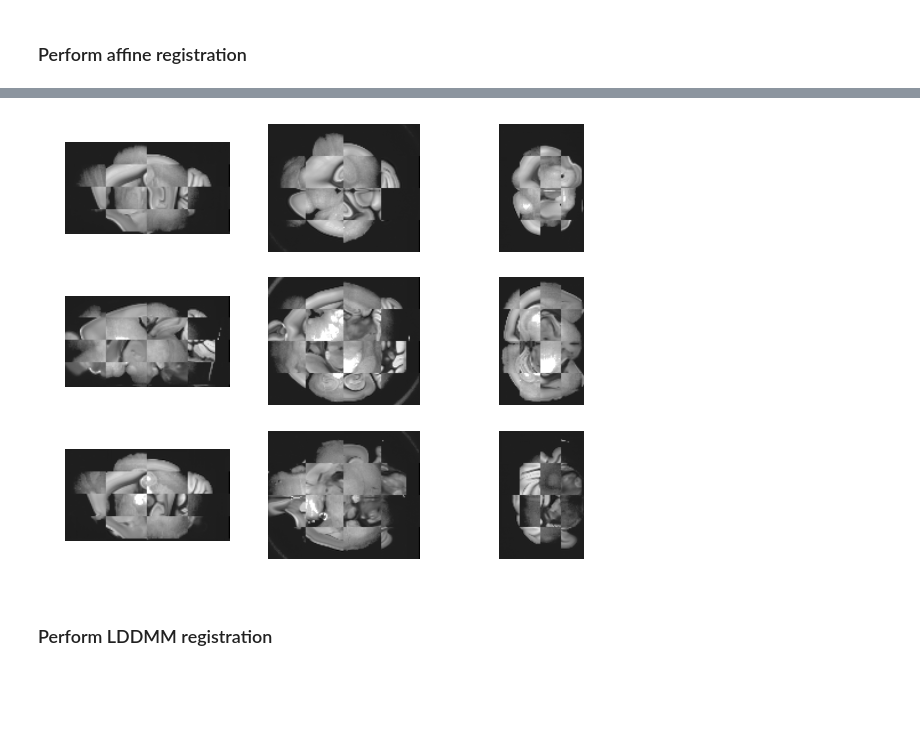
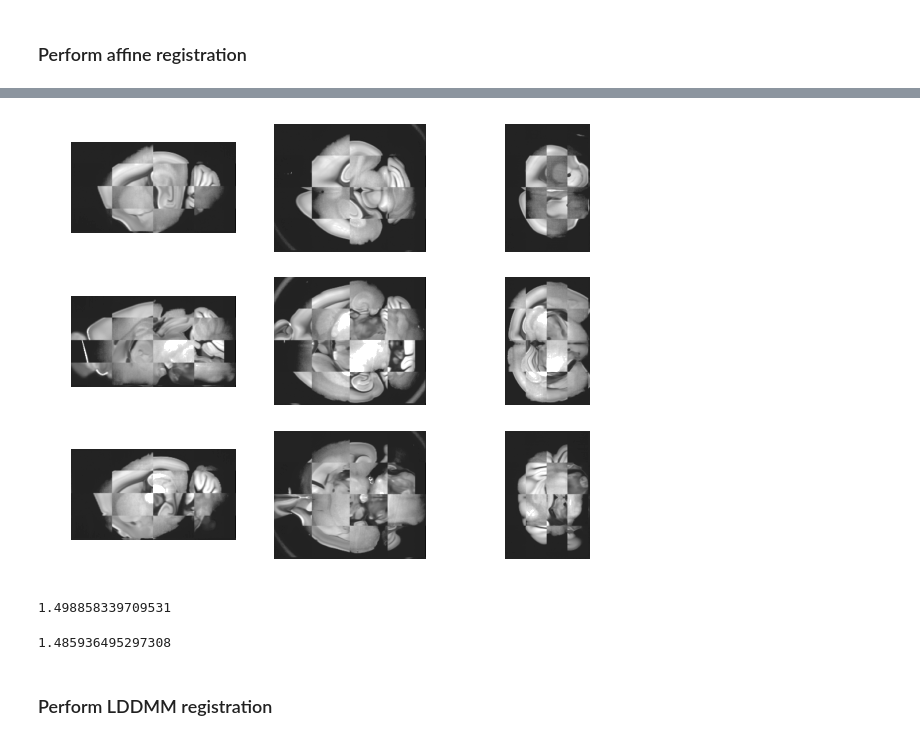
Before and after one commit to neurodata/ndreg, a Jupyter notebook: Registration package test.ipynb, the cells around one changed output, grey strips where cells are left out. Saved outputs shown, nothing was run; the diff lists cells and outputs as text; code cells hidden in the pictures; blank space fills up the shorter version.

```diff
--- a/Registration package test.ipynb
+++ b/Registration package test.ipynb
@@ -83,4 +99,4 @@ ndreg.imgShow(atlas_affine)
-# %%
-registerer.checkerboard_image()
-# %% [output]
-[figure, removed]
+# %%
+ndreg.imgShow(ndreg.imgChecker(registerer.target_ds, atlas_affine), vmax=1)
+# %% [output]
+[figure, added]
@@ -87,2 +107,10 @@ registerer.checkerboard_image()
+# %%
+np.mean(mse_affine)
+# %% [output]
+1.498858339709531
+# %%
+np.median(mse_affine)
+# %% [output]
+1.485936495297308
 # %% [markdown]
 ### Perform LDDMM registration
```
Also changed, not shown: parts of 80 cells of this notebook, 3 other files.
